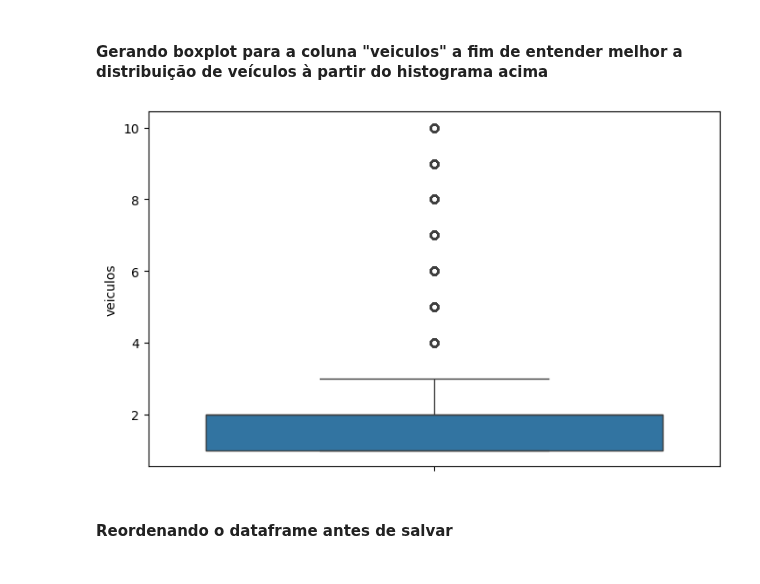
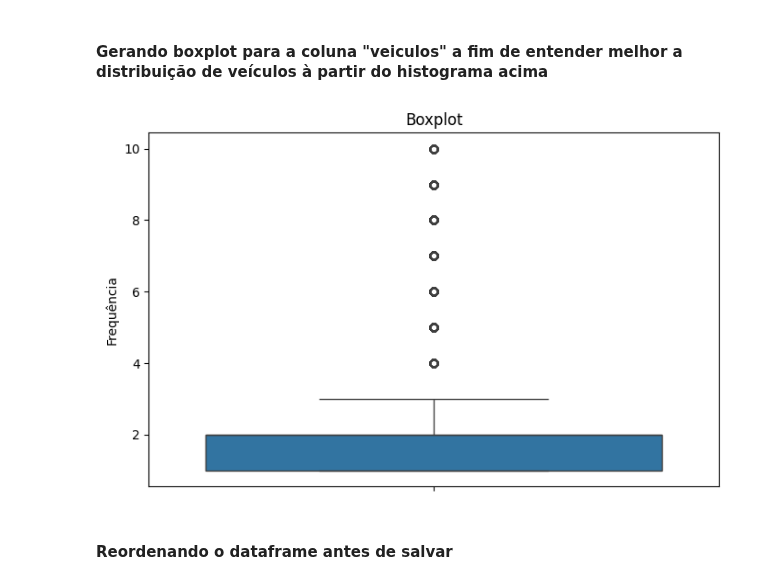
Before and after one commit to evidal1990/coderhouse_datascience, a Jupyter notebook: wrangling/data_wrangling.ipynb, the cells around one changed output. Drawn from its saved outputs; the diff is of its cells as text; code cells hidden in the pictures.

```diff
--- a/wrangling/data_wrangling.ipynb
+++ b/wrangling/data_wrangling.ipynb
@@ -1064,18 +1043,12 @@ draw_histplot(
 [figure]
 # %% [markdown]
 #### Gerando boxplot para a coluna "veiculos" a fim de entender melhor a distribuição de veículos à partir do histograma acima
-# %%
-vehicles_limit = 10
-data = df_accidents[df_accidents["veiculos"] <= vehicles_limit]
-plt.figure(figsize=(8, 5))
-sns.boxplot(data["veiculos"])
-plt.gca().yaxis.set_major_locator(
-    mticker.MultipleLocator(2))
-plt.gca().yaxis.set_major_formatter(
-    mticker.StrMethodFormatter("{x:.0f}"))
-plt.show()
-# %% [output]
-[figure, removed]
+# %%
+data = df_accidents[df_accidents["veiculos"] <= 10]
+graph.draw_boxplot(
+    df=data["veiculos"], file_name="veiculos_frequencia", multipleLocator=2) # type: ignore
+# %% [output]
+[figure, added]
 # %% [markdown]
 #### Reordenando o dataframe antes de salvar
 # %%
```
Also changed, not shown: parts of 13 cells of this notebook, 2 other files.
